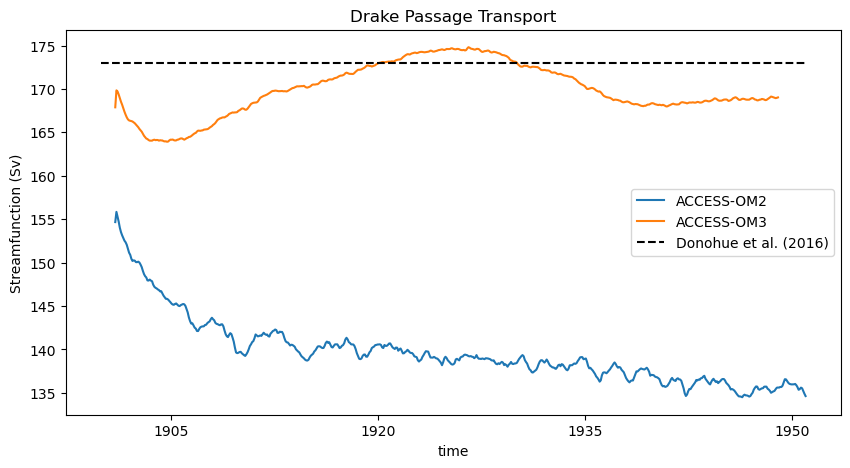
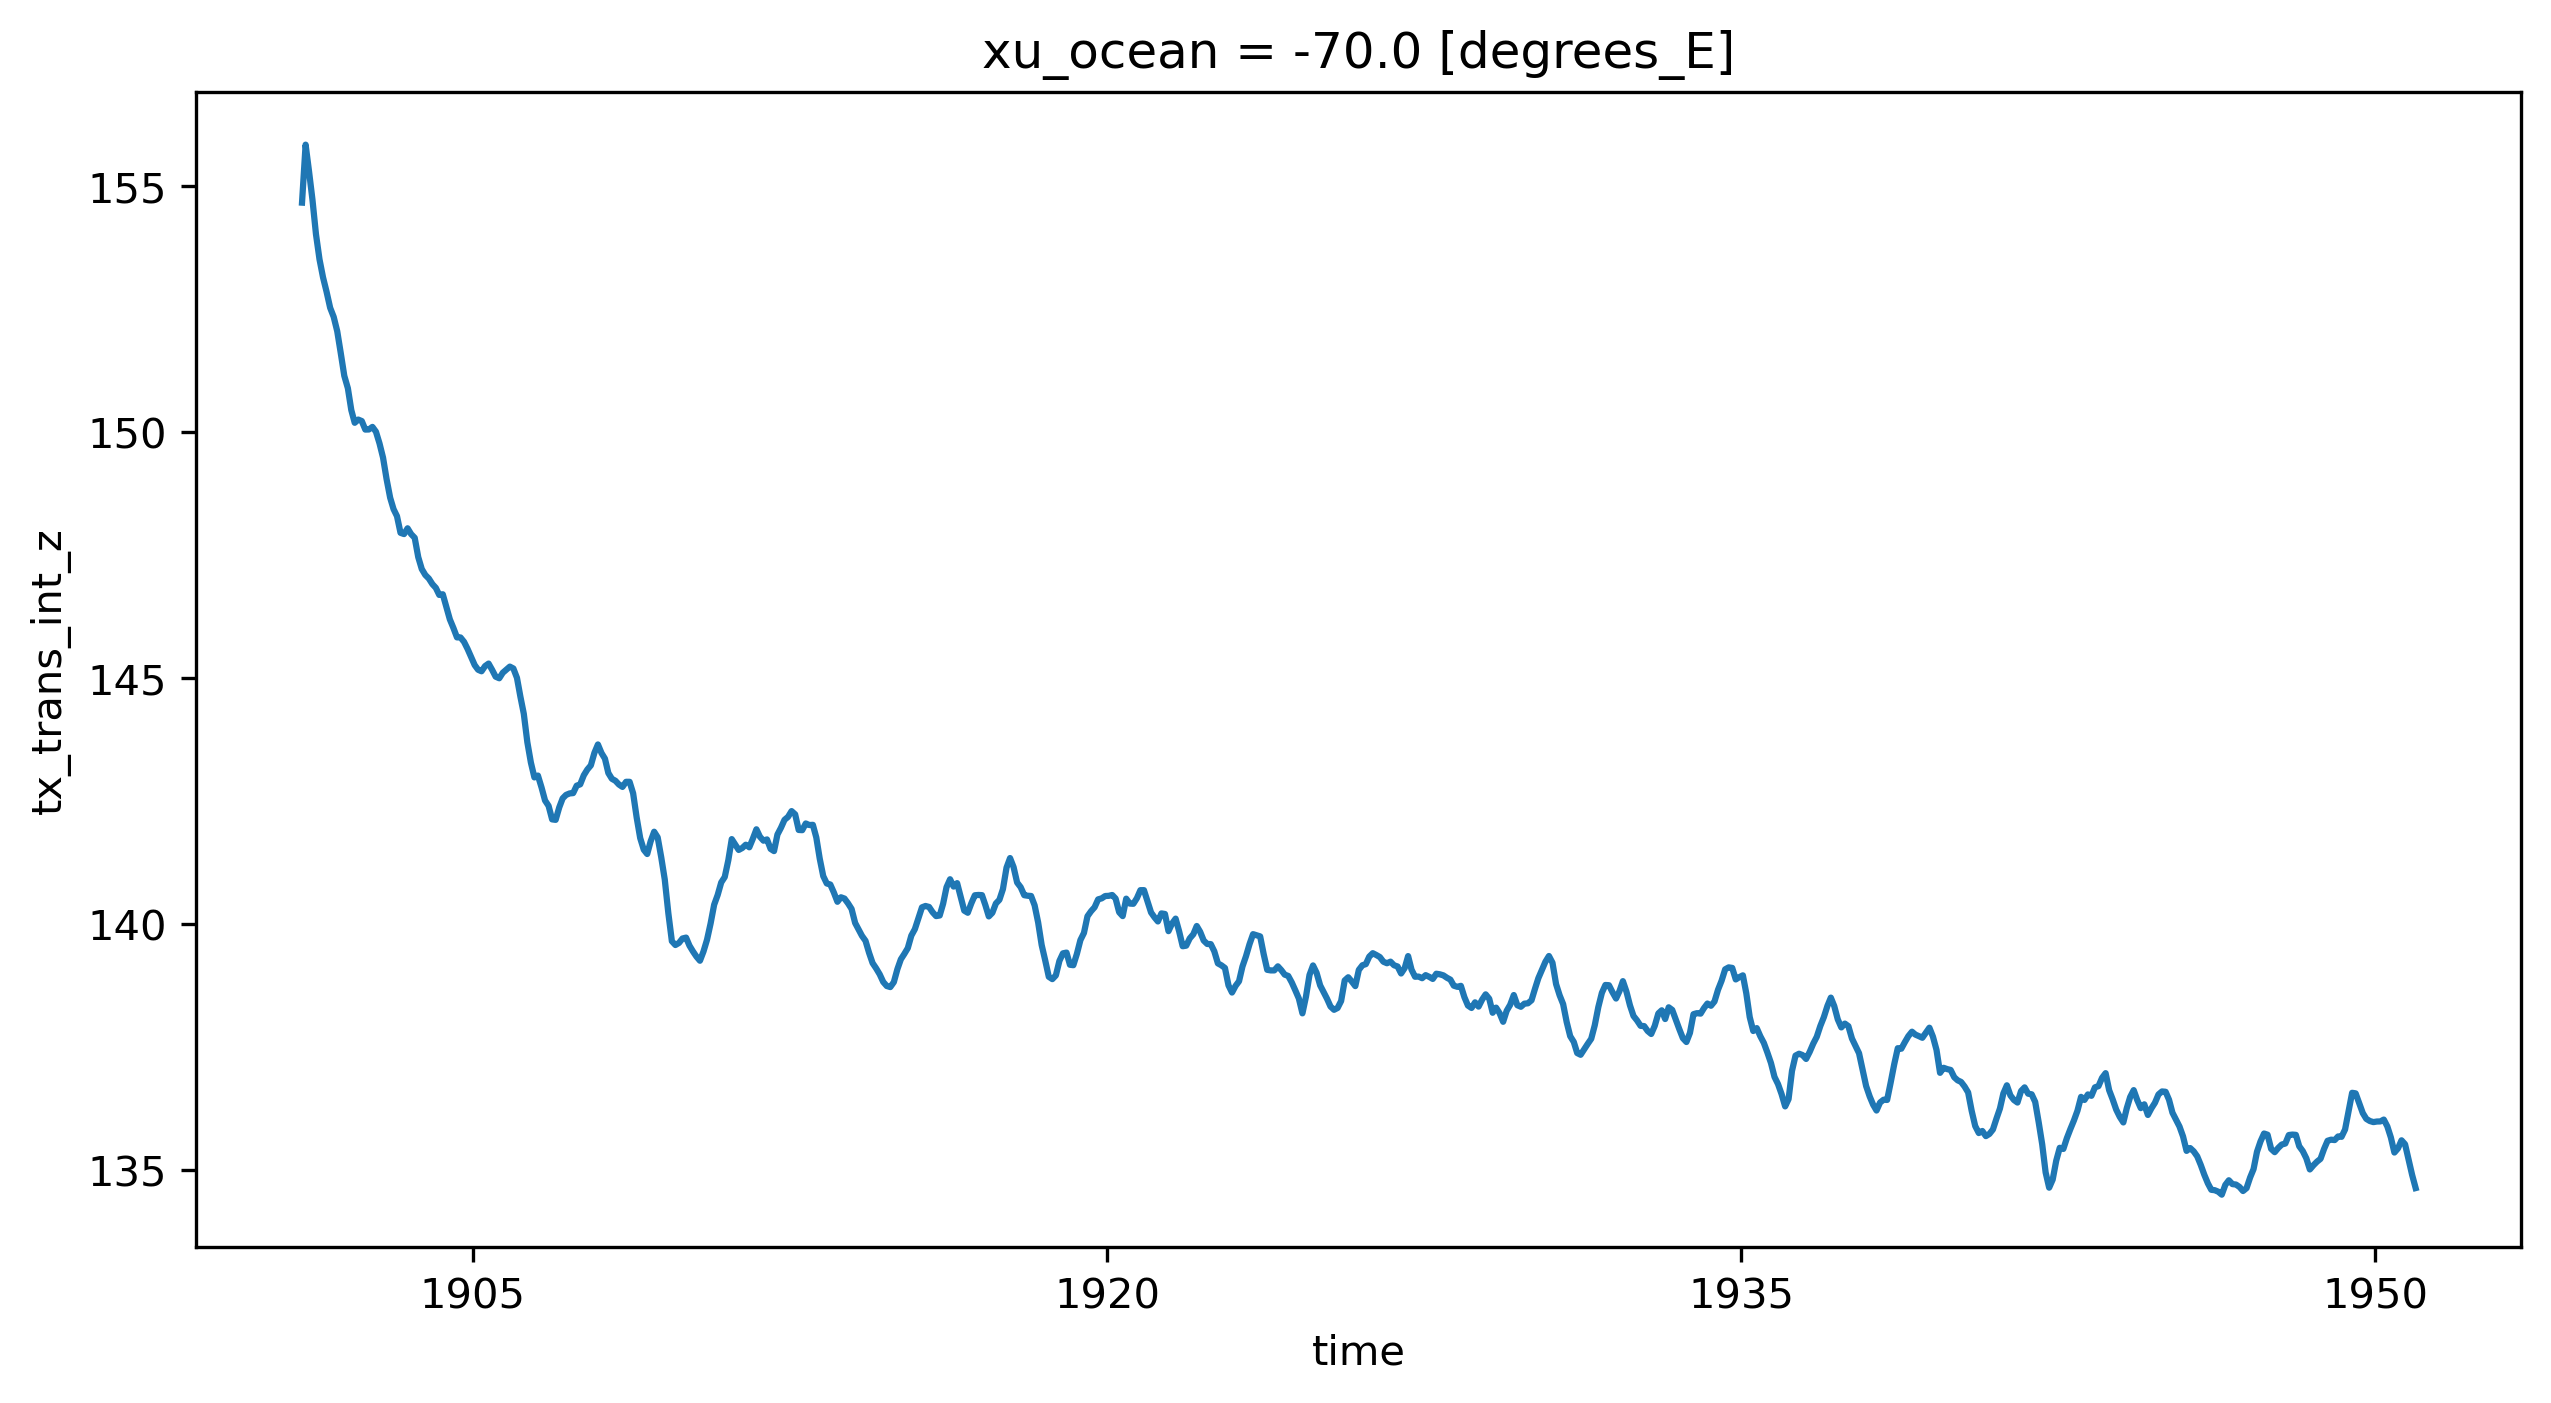
The change to this notebook cell's code, shown as a diff; its figure went from the first image to the second:
--- before
+++ after
@@ -10,2 +10,4 @@
 plt.title('Drake Passage Transport')
 plt.legend()
+
+plt.savefig(notebooks_dir+'/mkmd/'+notebook_name[:-6]+'1.png', dpi=300, bbox_inches='tight')

Commit: adding files from 69-mkfig-md branch such that DrakePassageTransport.ipynb and GlobalTimeseries.ipynb (mostly) work with MC_25km_jra_iaf-1.0-beta-5165c0f8, the plan after this commit is to remove DrakePassageTransport.ipynb and GlobalTimeseries.ipynb, see https://github.com/ACCESS-Community-Hub/acce